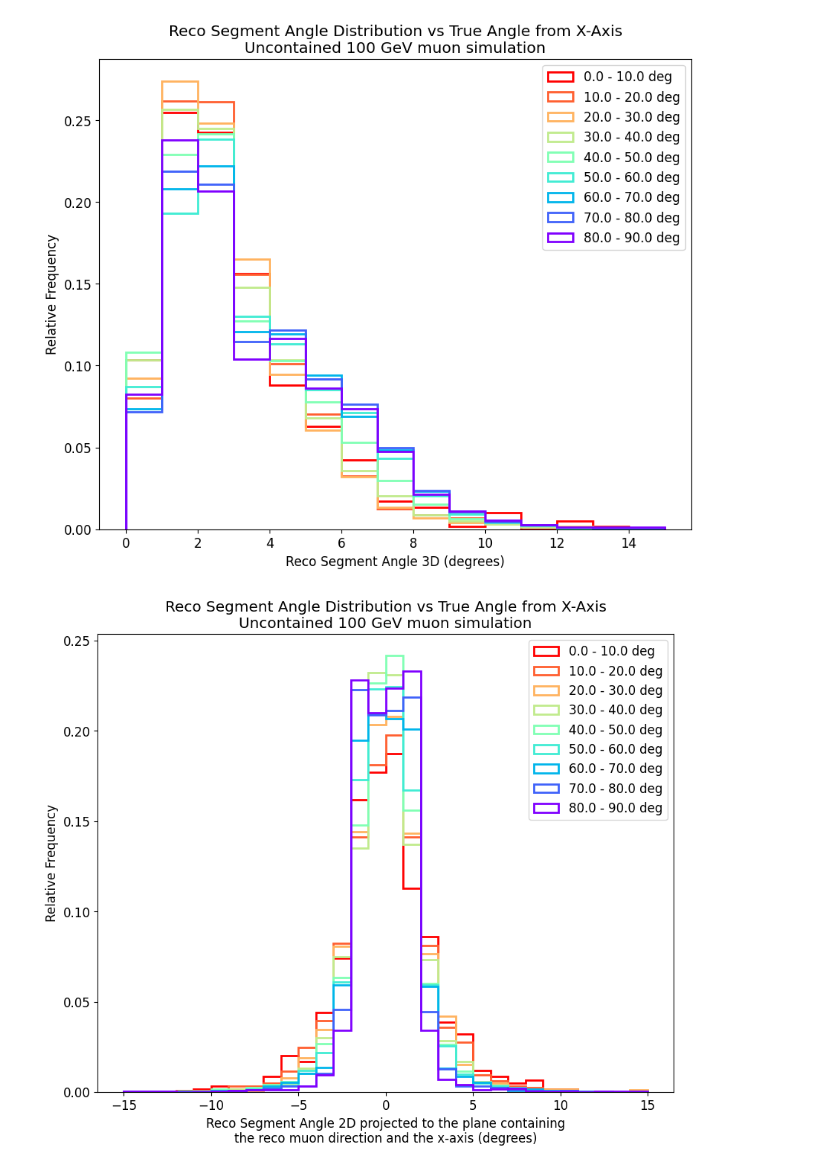
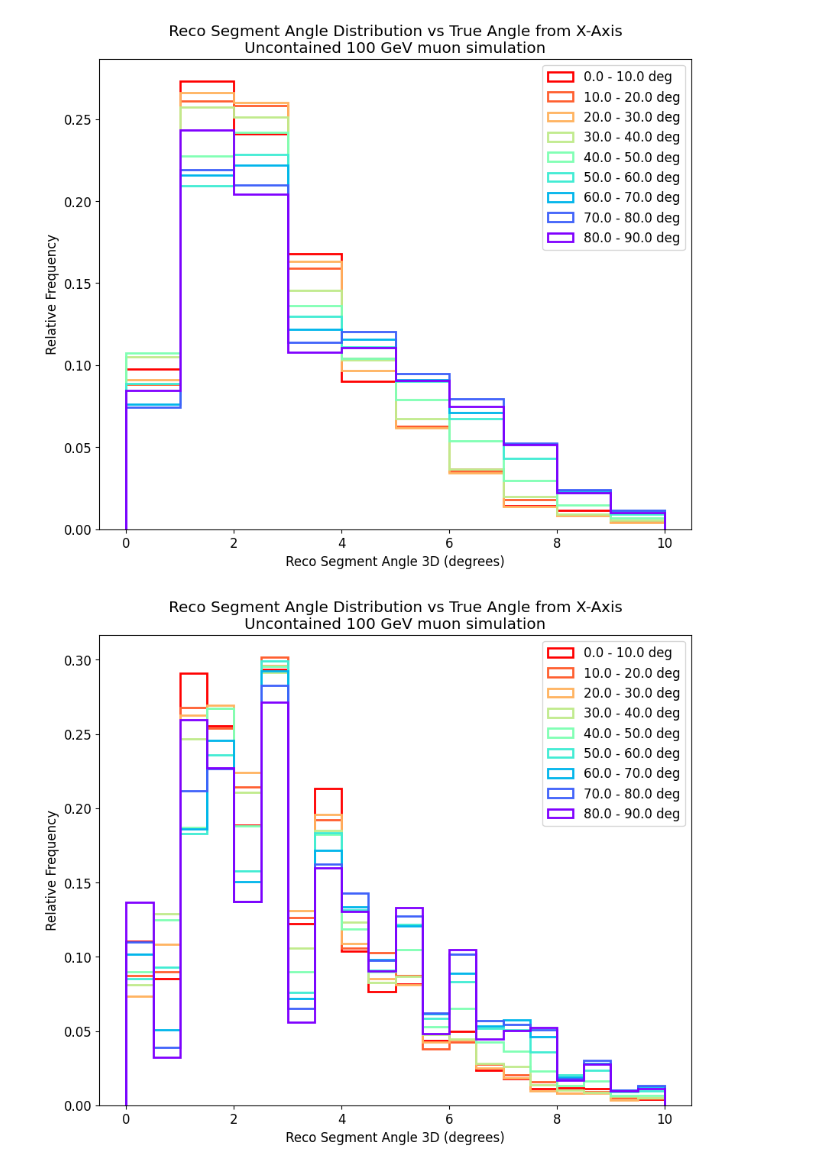
Before and after one commit to leehagaman/spine_mcs_angle_studies, a Jupyter notebook: segment_angle_plots.ipynb, the cells around one changed output. Cells and saved outputs as stored; diff of their text form; code cells hidden in the pictures.

```diff
--- a/segment_angle_plots.ipynb
+++ b/segment_angle_plots.ipynb
@@ -17,5 +17,7 @@ import pickle
 with open('h5_highEmuon_with_segment_angles.pkl', 'rb') as f:
     df = pickle.load(f)
 
+num_events = len(df)
+
 df
 # %% [output]
@@ -231,5 +421,4 @@ high_energy_df.head()
 # %%
-uncontained_high_energy_df = high_energy_df.query('true_contained == False')
-print(len(uncontained_high_energy_df))
-uncontained_high_energy_df.head()
+uncontained_df = df.query('true_contained == False')
+print(len(uncontained_df))
 # %% [output]
@@ -303,53 +450,52 @@ uncontained_high_energy_df.head()
 # %%
-#for angle_type in ["3d", "xy", "yz", "xz", "x_muondir", "perpx_muondir"]:
-for angle_type in ["3d", "x_muondir", "perpx_muondir"]:
+for angle_type in ["3d_larger_bins", "3d_smaller_bins", "mu_x", "mu_antix"]:
 
-    if angle_type == "3d":
-        segment_angles = uncontained_high_energy_df['reco_3d_angles'].to_numpy() * 180 / np.pi
+    if angle_type == "3d_larger_bins":
+        segment_angles = uncontained_df['reco_3d_angles'].to_numpy() * 180 / np.pi
         xlabel = 'Reco Segment Angle 3D (degrees)'
-        bins = np.linspace(0, 15, 16)
-    elif angle_type == "xy":
-        segment_angles = uncontained_high_energy_df['reco_2d_angle_xy'].to_numpy() * 180 / np.pi
-        xlabel = 'Reco Segment Angle 2D projected to XY (degrees)'
-        bins = np.linspace(-15, 15, 31)
-    elif angle_type == "yz":
-        segment_angles = uncontained_high_energy_df['reco_2d_angle_yz'].to_numpy() * 180 / np.pi
-        xlabel = 'Reco Segment Angle 2D projected to YZ (degrees)'
-        bins = np.linspace(-15, 15, 31)
-    elif angle_type == "xz":
-        segment_angles = uncontained_high_energy_df['reco_2d_angle_xz'].to_numpy() * 180 / np.pi
-        xlabel = 'Reco Segment Angle 2D projected to XZ (degrees)'
-        bins = np.linspace(-15, 15, 31)
-    elif angle_type == "x_muondir":
-        segment_angles = uncontained_high_energy_df['reco_2d_angle_x_muondir'].to_numpy() * 180 / np.pi
+        bins = np.linspace(0, 10, 11)
+    elif angle_type == "3d_smaller_bins":
+        segment_angles = uncontained_df['reco_3d_angles'].to_numpy() * 180 / np.pi
+        xlabel = 'Reco Segment Angle 3D (degrees)'
+        bins = np.linspace(0, 10, 21)
+    elif angle_type == "mu_x":
+        segment_angles = uncontained_df['reco_2d_angle_mu_x'].to_numpy() * 180 / np.pi
         xlabel = 'Reco Segment Angle 2D projected to the plane containing\nthe reco muon direction and the x-axis (degrees)'
-        bins = np.linspace(-15, 15, 31)
-    elif angle_type == "perpx_muondir":
-        segment_angles = uncontained_high_energy_df['reco_2d_angle_perpx_muondir'].to_numpy() * 180 / np.pi
+        bins = np.linspace(-10, 10, 21)
+    elif angle_type == "mu_antix":
+        segment_angles = uncontained_df['reco_2d_angle_mu_antix'].to_numpy() * 180 / np.pi
         xlabel = 'Reco Segment Angle 2D projected to the plane containing\nthe reco muon direction and the cross product of the x-axis and reco muon direction (degrees)'
-        bins = np.linspace(-15, 15, 31)
+        bins = np.linspace(-10, 10, 21)
+    elif angle_type == "recreated_3d":
+        mu_x_angles = uncontained_df['reco_2d_angle_mu_x'].to_numpy()
+        mu_antix_angles = uncontained_df['reco_2d_angle_mu_antix'].to_numpy()
+        segment_angles = np.array([np.sqrt(ax**2 + ai**2) * 180 / np.pi for ax, ai in zip(mu_x_angles, mu_antix_angles)], dtype=object)
+        xlabel = 'Recreated Reco Segment Angle 3D (degrees)'
+        bins = np.linspace(0, 10, 11)
+    else:
+        raise ValueError(f"Invalid angle type: {angle_type}")
     segment_angles_by_x_angle = []
 
     x_angle_bins = np.linspace(0, 90, 10)
-    x_angles = uncontained_high_energy_df['true_angle_from_x_axis'].to_numpy()
+    x_angles = uncontained_df['true_angle_from_x_axis'].to_numpy()
     for i in range(len(x_angle_bins) - 1):
         curr_mask = (x_angles >= x_angle_bins[i]) & (x_angles < x_angle_bins[i+1])
         curr_segment_angles = segment_angles[curr_mask]
         total_segment_angles = np.array([])
         for event_segment_angles in curr_segment_angles:
             total_segment_angles = np.concatenate([total_segment_angles, event_segment_angles])
         segment_angles_by_x_angle.append(total_segment_angles)
 
     rainbow_colors = plt.cm.rainbow(np.linspace(1, 0, len(x_angle_bins) - 1))
 
     plt.figure(figsize=(10, 8))
     for i in range(len(x_angle_bins) - 1):
         plt.hist(segment_angles_by_x_angle[i], bins=bins, histtype='step', density=True, label=f'{x_angle_bins[i]} - {x_angle_bins[i+1]} deg', lw=2, color=rainbow_colors[i])
     plt.xlabel(xlabel)
     plt.ylabel('Relative Frequency')
     plt.title('Reco Segment Angle Distribution vs True Angle from X-Axis\nUncontained 100 GeV muon simulation')
     plt.legend()
     plt.show()
 # %% [output]
-[figure, old version]
+[figure, new version]
-[figure, old version]
+[figure, new version]
```
Also changed, not shown: parts of 16 cells of this notebook, 1 other file.
